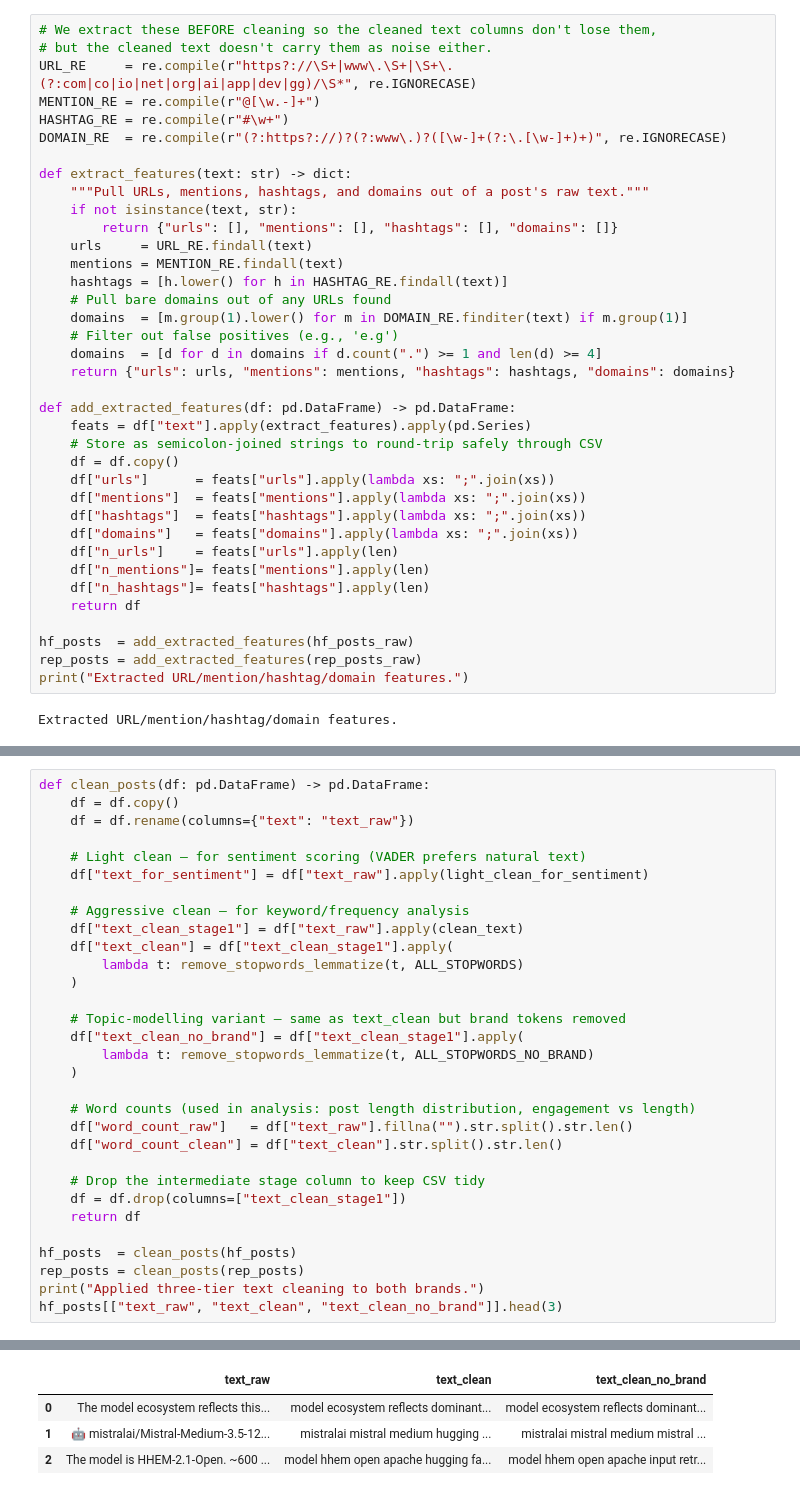
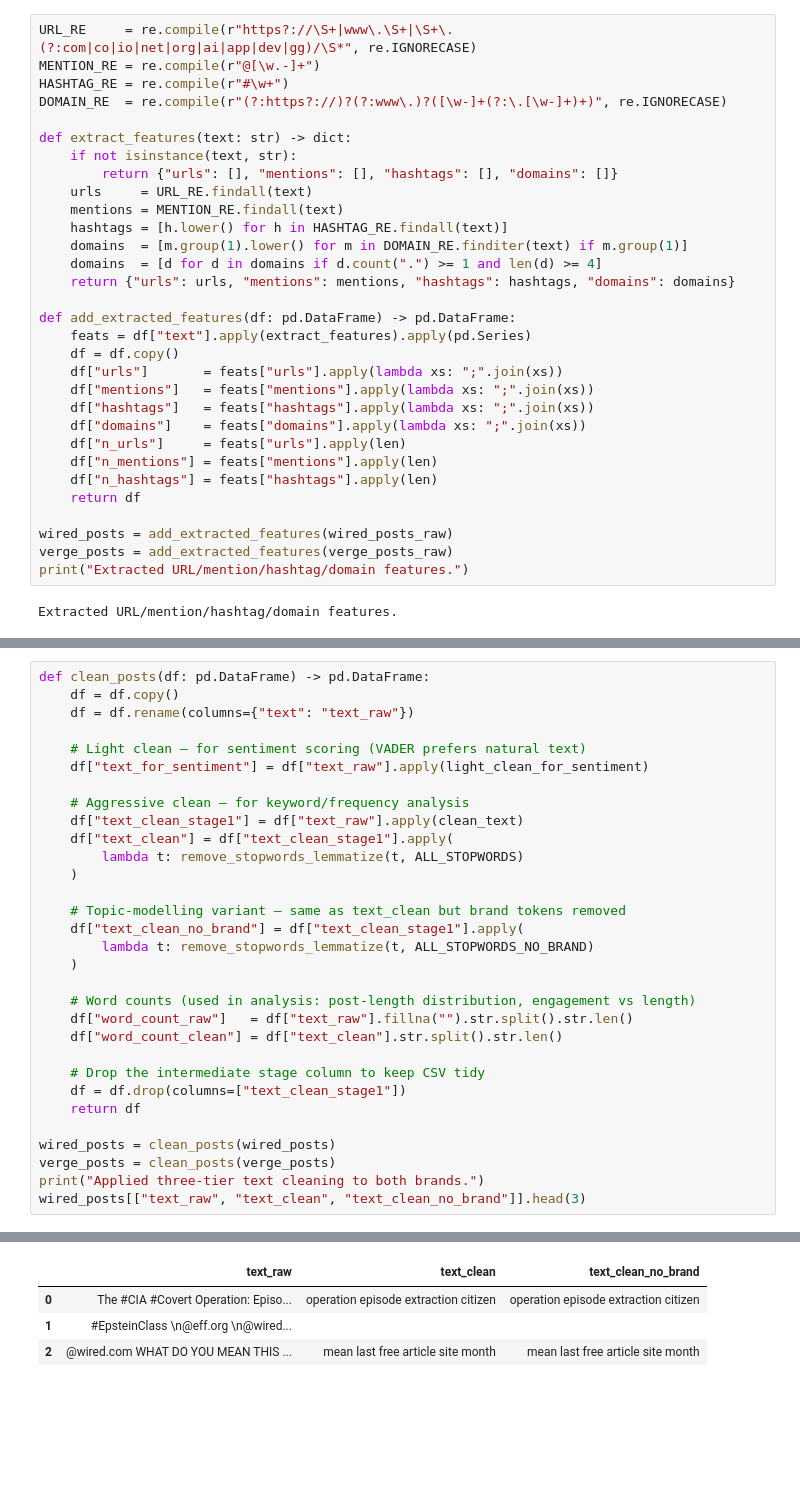
Before and after one commit to shreyuu/UoN-Business-Analytics, a Jupyter notebook: Analytics-Specializations-and-Applications/BUSI4370_CW2/notebooks/02_data_cleaning.ipynb, the cells around one changed output, grey strips where cells are left out. Saved outputs shown, nothing was run; the diff lists cells and outputs as text; blank space fills up the shorter version.

```diff
--- a/Analytics-Specializations-and-Applications/BUSI4370_CW2/notebooks/02_data_cleaning.ipynb
+++ b/Analytics-Specializations-and-Applications/BUSI4370_CW2/notebooks/02_data_cleaning.ipynb
@@ -67,39 +65,33 @@ Replicate profiles    :   793
 # %%
-# We extract these BEFORE cleaning so the cleaned text columns don't lose them,
-# but the cleaned text doesn't carry them as noise either.
 URL_RE     = re.compile(r"https?://\S+|www\.\S+|\S+\.(?:com|co|io|net|org|ai|app|dev|gg)/\S*", re.IGNORECASE)
 MENTION_RE = re.compile(r"@[\w.-]+")
 HASHTAG_RE = re.compile(r"#\w+")
 DOMAIN_RE  = re.compile(r"(?:https?://)?(?:www\.)?([\w-]+(?:\.[\w-]+)+)", re.IGNORECASE)
 
 def extract_features(text: str) -> dict:
-    """Pull URLs, mentions, hashtags, and domains out of a post's raw text."""
     if not isinstance(text, str):
         return {"urls": [], "mentions": [], "hashtags": [], "domains": []}
     urls     = URL_RE.findall(text)
     mentions = MENTION_RE.findall(text)
     hashtags = [h.lower() for h in HASHTAG_RE.findall(text)]
-    # Pull bare domains out of any URLs found
     domains  = [m.group(1).lower() for m in DOMAIN_RE.finditer(text) if m.group(1)]
-    # Filter out false positives (e.g., 'e.g')
     domains  = [d for d in domains if d.count(".") >= 1 and len(d) >= 4]
     return {"urls": urls, "mentions": mentions, "hashtags": hashtags, "domains": domains}
 
 def add_extracted_features(df: pd.DataFrame) -> pd.DataFrame:
     feats = df["text"].apply(extract_features).apply(pd.Series)
-    # Store as semicolon-joined strings to round-trip safely through CSV
     df = df.copy()
-    df["urls"]      = feats["urls"].apply(lambda xs: ";".join(xs))
-    df["mentions"]  = feats["mentions"].apply(lambda xs: ";".join(xs))
-    df["hashtags"]  = feats["hashtags"].apply(lambda xs: ";".join(xs))
-    df["domains"]   = feats["domains"].apply(lambda xs: ";".join(xs))
-    df["n_urls"]    = feats["urls"].apply(len)
-    df["n_mentions"]= feats["mentions"].apply(len)
-    df["n_hashtags"]= feats["hashtags"].apply(len)
+    df["urls"]       = feats["urls"].apply(lambda xs: ";".join(xs))
+    df["mentions"]   = feats["mentions"].apply(lambda xs: ";".join(xs))
+    df["hashtags"]   = feats["hashtags"].apply(lambda xs: ";".join(xs))
+    df["domains"]    = feats["domains"].apply(lambda xs: ";".join(xs))
+    df["n_urls"]     = feats["urls"].apply(len)
+    df["n_mentions"] = feats["mentions"].apply(len)
+    df["n_hashtags"] = feats["hashtags"].apply(len)
     return df
 
-hf_posts  = add_extracted_features(hf_posts_raw)
-rep_posts = add_extracted_features(rep_posts_raw)
+wired_posts = add_extracted_features(wired_posts_raw)
+verge_posts = add_extracted_features(verge_posts_raw)
 print("Extracted URL/mention/hashtag/domain features.")
 # %% [output]
 Extracted URL/mention/hashtag/domain features.
@@ -190,40 +254,40 @@ def light_clean_for_sentiment(text: str) -> str:
 # %%
 def clean_posts(df: pd.DataFrame) -> pd.DataFrame:
     df = df.copy()
     df = df.rename(columns={"text": "text_raw"})
 
     # Light clean — for sentiment scoring (VADER prefers natural text)
     df["text_for_sentiment"] = df["text_raw"].apply(light_clean_for_sentiment)
 
     # Aggressive clean — for keyword/frequency analysis
     df["text_clean_stage1"] = df["text_raw"].apply(clean_text)
     df["text_clean"] = df["text_clean_stage1"].apply(
         lambda t: remove_stopwords_lemmatize(t, ALL_STOPWORDS)
     )
 
     # Topic-modelling variant — same as text_clean but brand tokens removed
     df["text_clean_no_brand"] = df["text_clean_stage1"].apply(
         lambda t: remove_stopwords_lemmatize(t, ALL_STOPWORDS_NO_BRAND)
     )
 
-    # Word counts (used in analysis: post length distribution, engagement vs length)
+    # Word counts (used in analysis: post-length distribution, engagement vs length)
     df["word_count_raw"]   = df["text_raw"].fillna("").str.split().str.len()
     df["word_count_clean"] = df["text_clean"].str.split().str.len()
 
     # Drop the intermediate stage column to keep CSV tidy
     df = df.drop(columns=["text_clean_stage1"])
     return df
 
-hf_posts  = clean_posts(hf_posts)
-rep_posts = clean_posts(rep_posts)
+wired_posts = clean_posts(wired_posts)
+verge_posts = clean_posts(verge_posts)
 print("Applied three-tier text cleaning to both brands.")
-hf_posts[["text_raw", "text_clean", "text_clean_no_brand"]].head(3)
+wired_posts[["text_raw", "text_clean", "text_clean_no_brand"]].head(3)
 # %% [output]
 Applied three-tier text cleaning to both brands.
 |  | text_raw | text_clean | text_clean_no_brand |
-| 0 | The model ecosystem reflects this... | model ecosystem reflects dominant... | model ecosystem reflects dominant... |
-| 1 | 🤖 mistralai/Mistral-Medium-3.5-12... | mistralai mistral medium hugging ... | mistralai mistral medium mistral ... |
-| 2 | The model is HHEM-2.1-Open. ~600 ... | model hhem open apache hugging fa... | model hhem open apache input retr... |
+| 0 | The #CIA #Covert Operation: Episo... | operation episode extraction citizen | operation episode extraction citizen |
+| 1 | #EpsteinClass \n@eff.org \n@wired... |  |  |
+| 2 | @wired.com WHAT DO YOU MEAN THIS ... | mean last free article site month | mean last free article site month |
 # %%
 def filter_posts(df: pd.DataFrame, brand_label: str) -> tuple[pd.DataFrame, dict]:
     """
```
Also changed, not shown: parts of 9 cells of this notebook, 14 other files.
